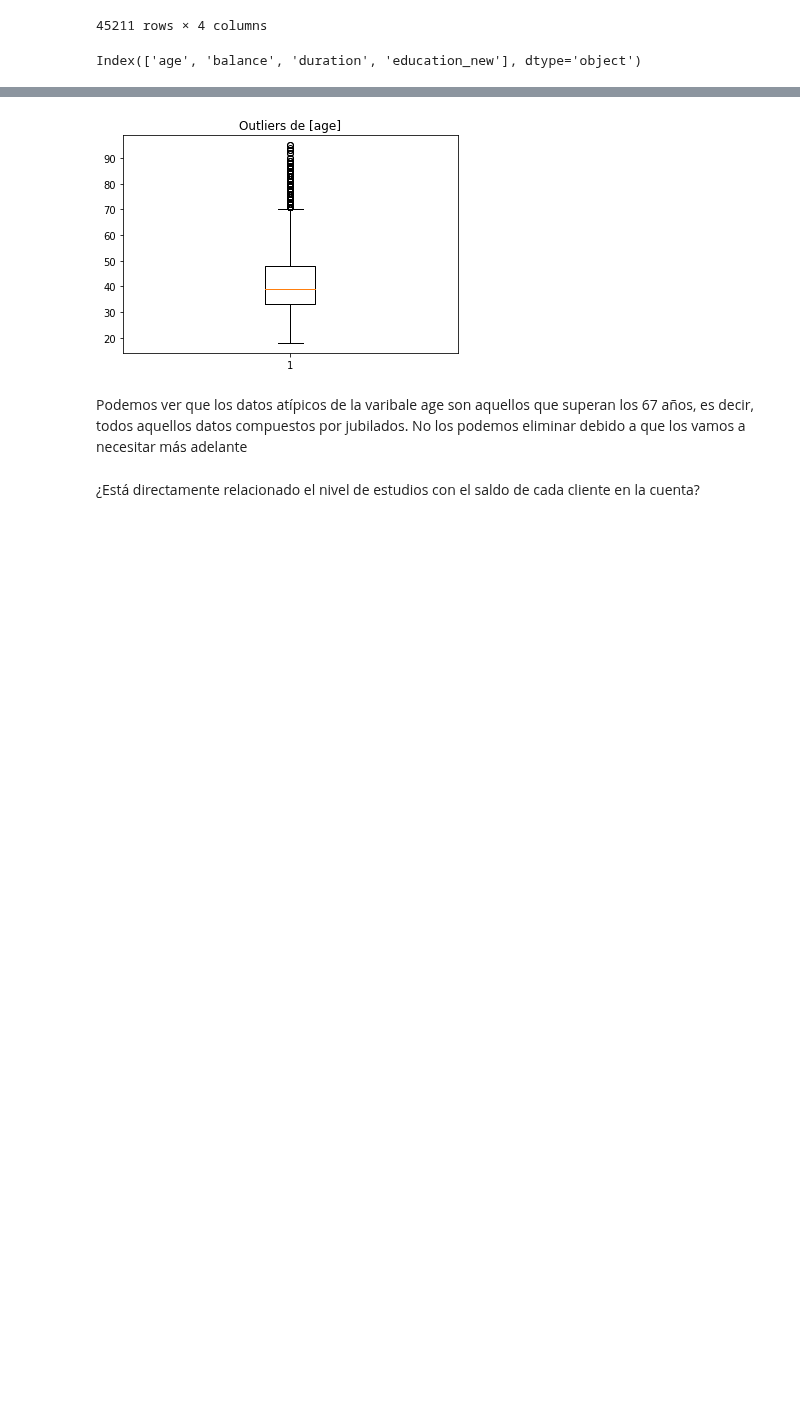
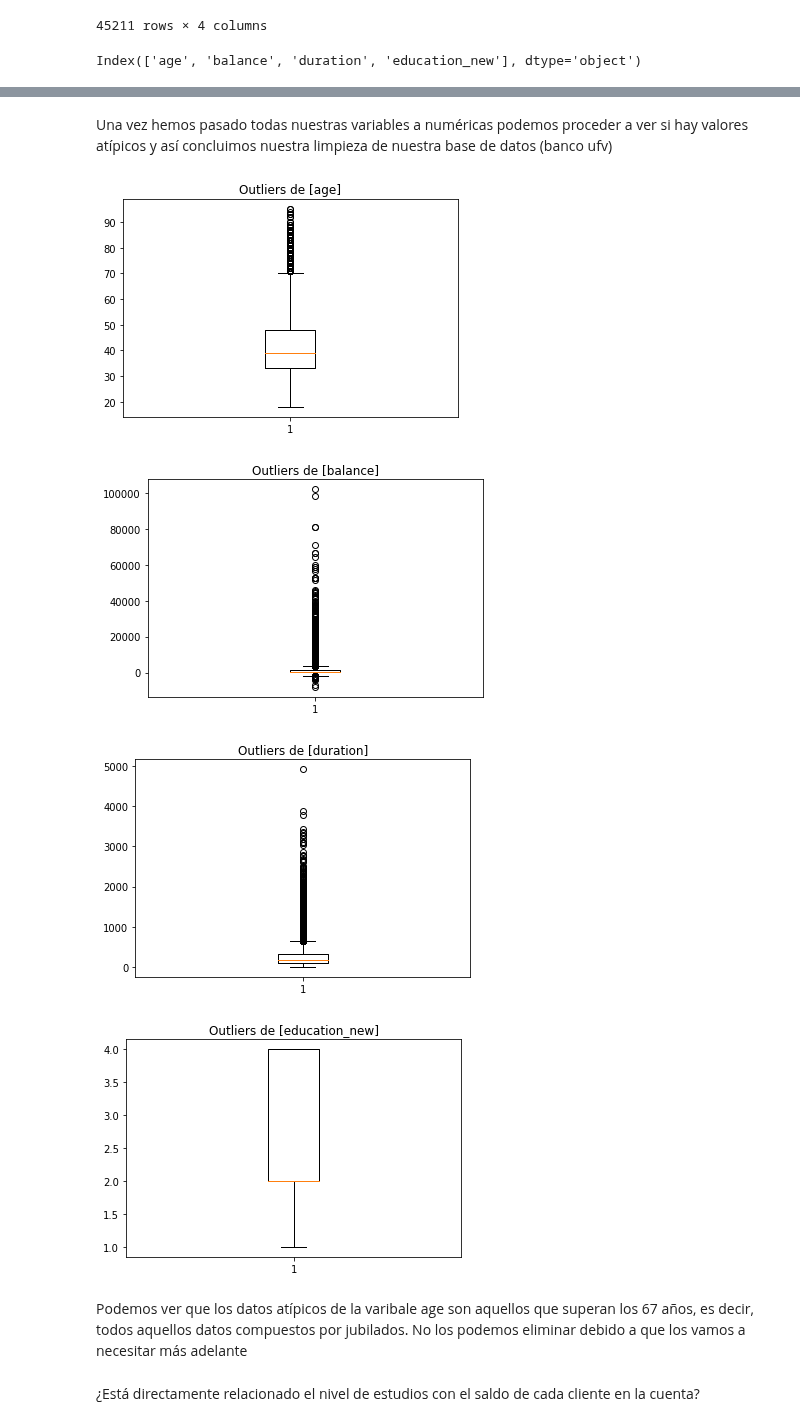
Before and after one commit to javierarteagapuell/deeplearning, a Jupyter notebook: Ejercicio2.ipynb, the cells around one changed output, grey strips where cells are left out. Cells and saved outputs as stored; diff of their text form; code cells hidden in the pictures; blank space fills up the shorter version.

```diff
--- a/Ejercicio2.ipynb
+++ b/Ejercicio2.ipynb
@@ -95,0 +128,6 @@ VER SI HAY VALORES ATÍPICOS
+# %%
+education_final=pd.to_numeric(data['education_new'])
+data=data.drop(['education_new'], axis=1)
+# %%
+data = pd.concat([data, education_final], axis=1)
+data
@@ -96,15 +156,17 @@ VER SI HAY VALORES ATÍPICOS
+# %% [markdown]
+Una vez hemos pasado todas nuestras variables a numéricas podemos proceder a ver si hay valores atípicos y así concluimos nuestra limpieza de nuestra base de datos (banco ufv)
 # %%
 #HAY VALORES ATÍPICOS
-
-#np.unique(arr, return_counts=True)
 
 for i in data.columns:
   arr = data[i]
   plt.boxplot(arr)
   plt.title("Outliers de [{0}]".format(i))
   plt.show()
-  break
 # %% [output]
 [figure]
+[figure, added]
+[figure, added]
+[figure, added]
 # %% [markdown]
 Podemos ver que los datos atípicos de la varibale age son aquellos que superan los 67 años, es decir, todos aquellos datos compuestos por jubilados. No los podemos eliminar debido a que los vamos a necesitar más adelante
```
Also changed, not shown: parts of 33 cells of this notebook.
